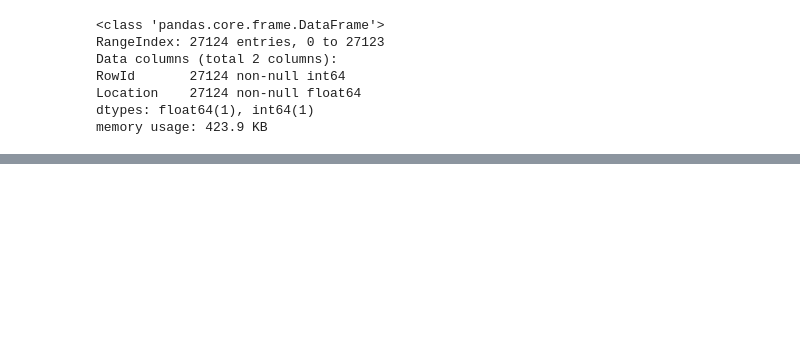
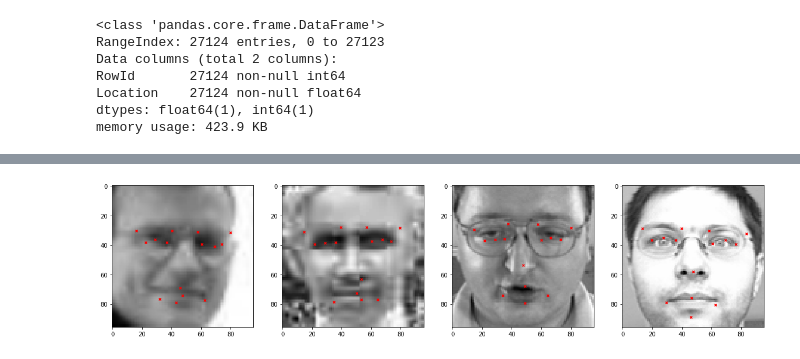
Before and after one commit to wiktorlazarski/Facial-Keypoints-Detection-Kaggle-Competition, a Jupyter notebook: Facial Keypoints Detection .ipynb, the cells around one changed output, grey strips where cells are left out. Saved outputs shown, nothing was run; the diff lists cells and outputs as text; code cells hidden in the pictures; blank space fills up the shorter version.

```diff
--- a/Facial Keypoints Detection .ipynb
+++ b/Facial Keypoints Detection .ipynb
@@ -274,0 +258,15 @@ submission_df.to_csv("facial_keypoints_detection_submission.csv", index=False)
+# %%
+how_many = 4
+random = np.random.randint(0, test_df.shape[0], how_many)
+sample_tests = test_df.Image[random]
+sample_tests = [list(map(int, sample.split())) for sample in sample_tests]
+sample_tests = np.array(sample_tests).reshape((how_many, 96, 96))
+# %%
+# Plot first how_many results 3 in a row
+fig = plt.figure(figsize=(20, 10))
+for i in range(how_many):
+    ax = fig.add_subplot(np.ceil(how_many / 4), 4, i + 1)
+    plt.imshow(sample_tests[i], cmap='gray')
+    ax.scatter(predictions[random[i], 0::2], predictions[random[i], 1::2], marker='x', s=15, color='red')
+# %% [output]
+[figure, added]
```
Also changed, not shown: parts of 21 cells of this notebook.
